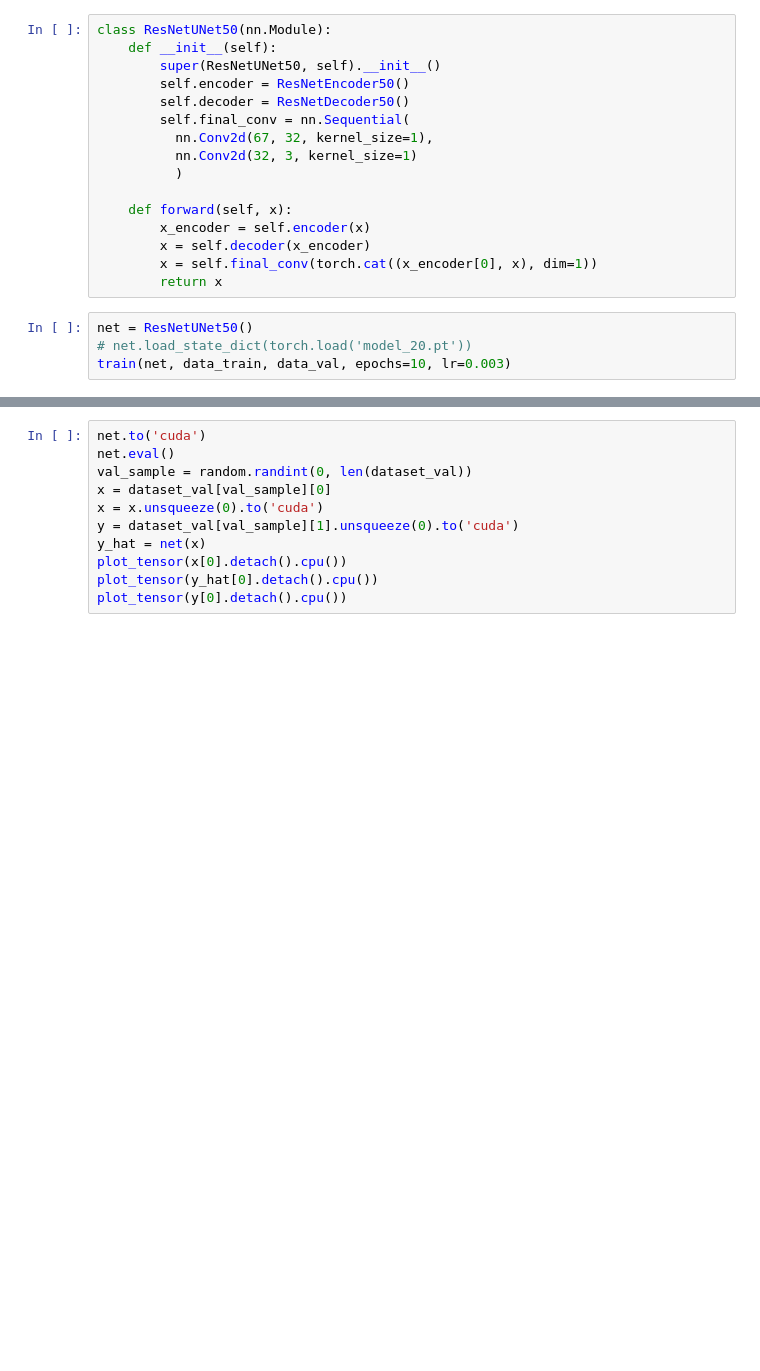
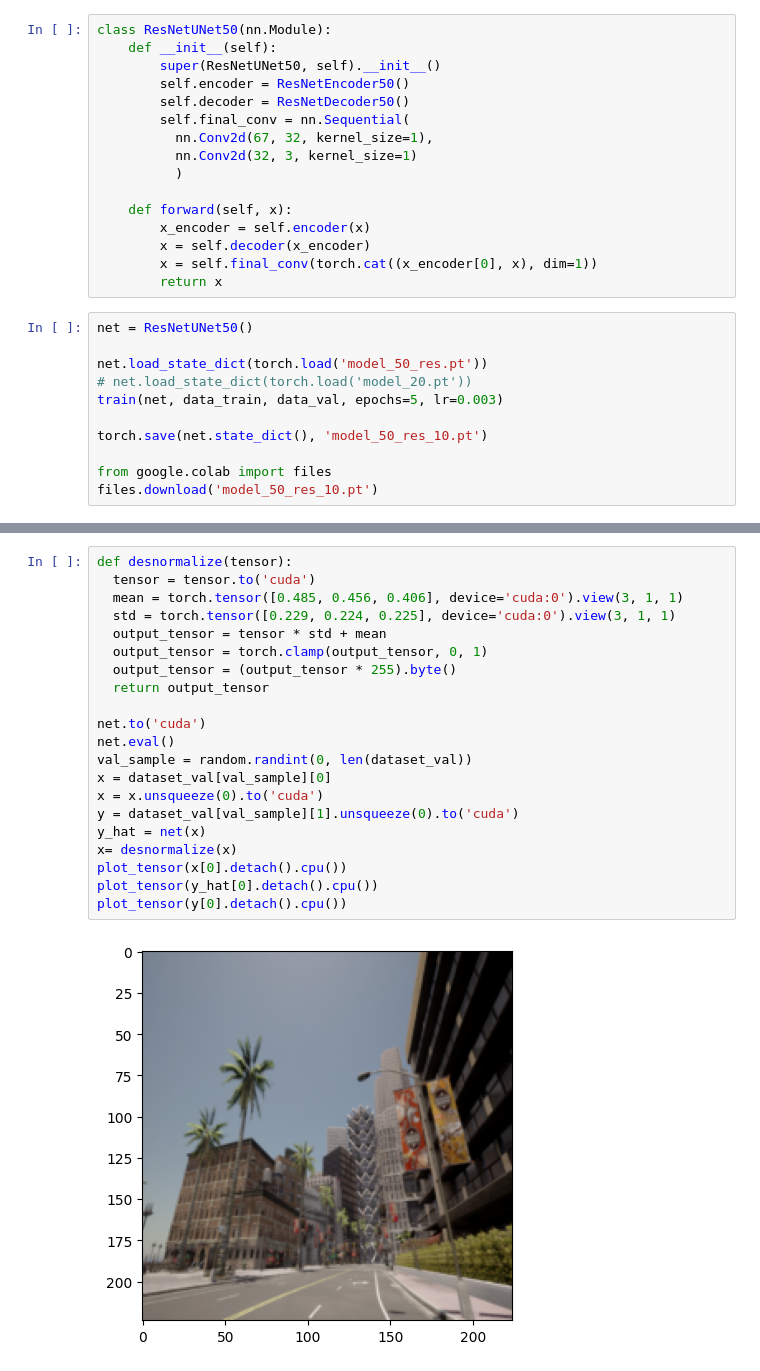
Before and after one commit to fernandezlautt/global_dnn, a Jupyter notebook: global.ipynb, the cells around one changed output, grey strips where cells are left out. Cells and saved outputs as stored; diff of their text form; blank space fills up the shorter version.

```diff
--- a/global.ipynb
+++ b/global.ipynb
@@ -456,6 +462,13 @@ class ResNetUNet50(nn.Module):
         return x
 # %%
 net = ResNetUNet50()
+
+net.load_state_dict(torch.load('model_50_res.pt'))
 # net.load_state_dict(torch.load('model_20.pt'))
-train(net, data_train, data_val, epochs=10, lr=0.003)
+train(net, data_train, data_val, epochs=5, lr=0.003)
+
+torch.save(net.state_dict(), 'model_50_res_10.pt')
+
+from google.colab import files
+files.download('model_50_res_10.pt')
 # %% [output]
@@ -479,11 +494,23 @@ Epoch 4, iter 9, loss: 0.0033984510228037834
 # %%
+def desnormalize(tensor):
+  tensor = tensor.to('cuda')
+  mean = torch.tensor([0.485, 0.456, 0.406], device='cuda:0').view(3, 1, 1)
+  std = torch.tensor([0.229, 0.224, 0.225], device='cuda:0').view(3, 1, 1)
+  output_tensor = tensor * std + mean
+  output_tensor = torch.clamp(output_tensor, 0, 1)
+  output_tensor = (output_tensor * 255).byte()
+  return output_tensor
+
 net.to('cuda')
 net.eval()
 val_sample = random.randint(0, len(dataset_val))
 x = dataset_val[val_sample][0]
 x = x.unsqueeze(0).to('cuda')
 y = dataset_val[val_sample][1].unsqueeze(0).to('cuda')
 y_hat = net(x)
+x= desnormalize(x)
 plot_tensor(x[0].detach().cpu())
 plot_tensor(y_hat[0].detach().cpu())
 plot_tensor(y[0].detach().cpu())
+# %% [output]
+[figure, added]
```
Also changed, not shown: parts of 9 cells of this notebook.
